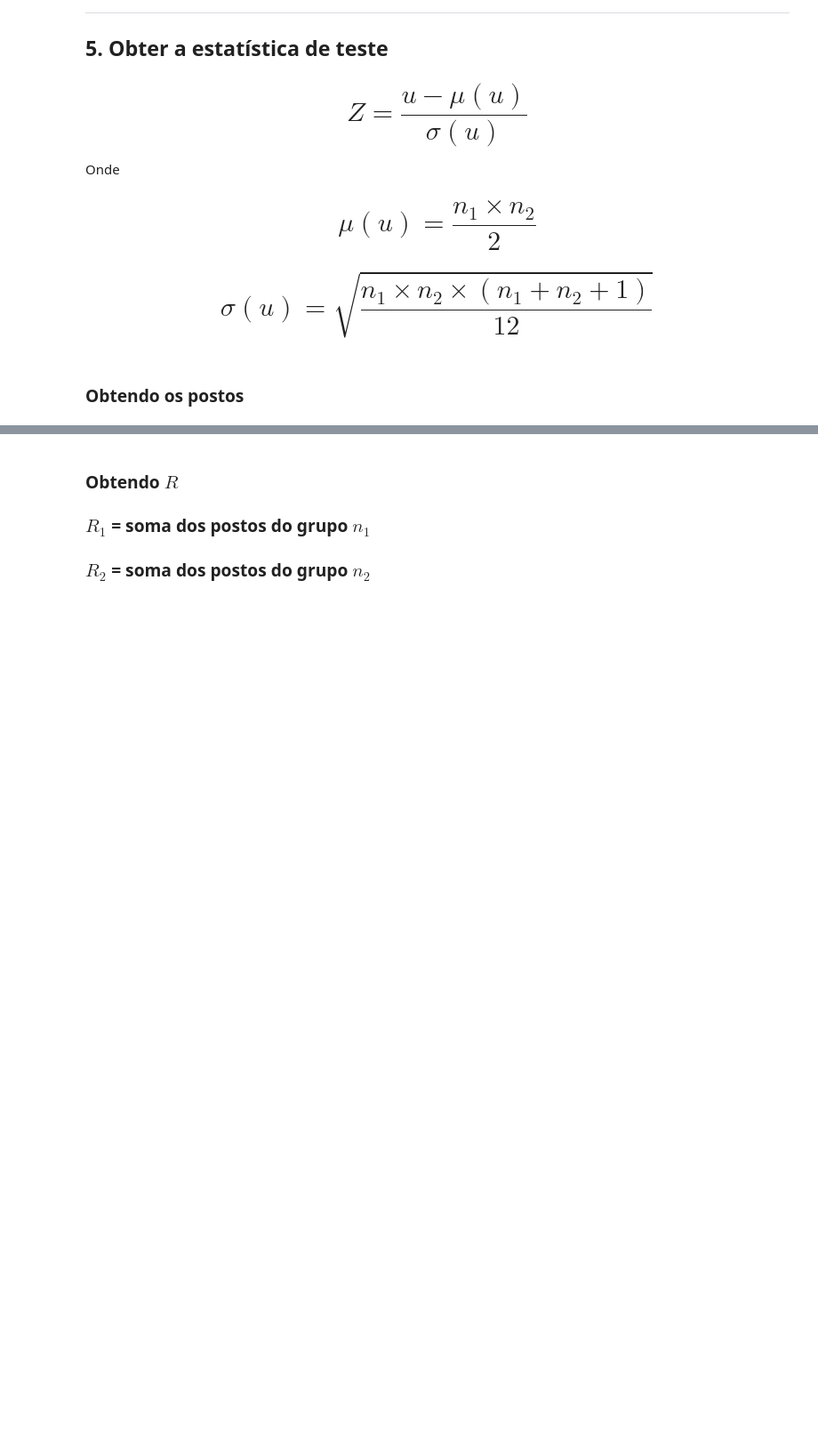
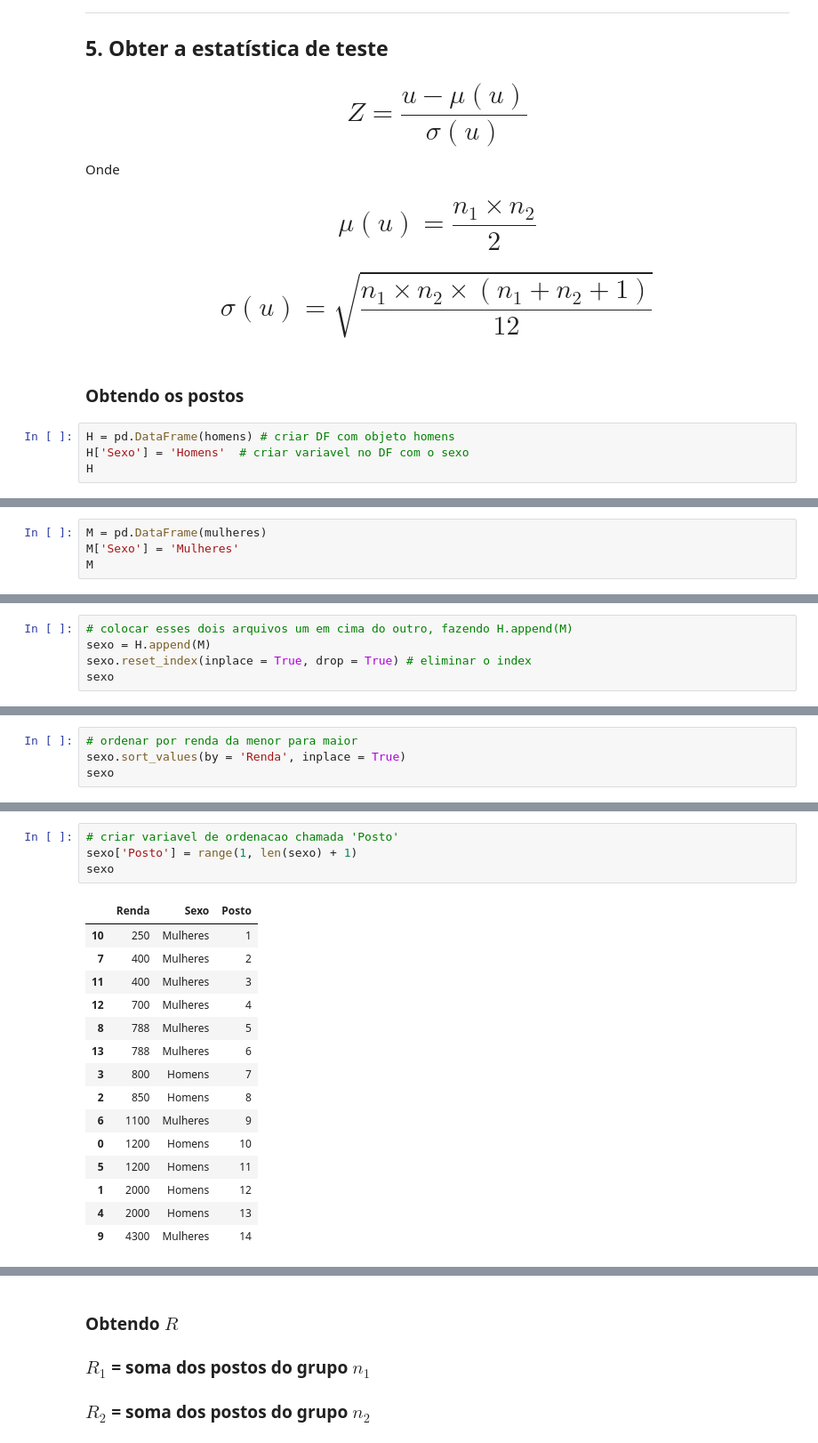
Before and after one commit to ecomunick/python_projects, a Jupyter notebook: statistics1/Curso_de_Estatística_Parte_3.ipynb, the cells around one changed output, grey strips where cells are left out. Shown: that part at 89% size. Cells and saved outputs as stored; diff of their text form; blank space fills up the shorter version.

```diff
--- a/statistics1/Curso_de_Estatística_Parte_3.ipynb
+++ b/statistics1/Curso_de_Estatística_Parte_3.ipynb
@@ -1914,3 +2002,7 @@ Onde
 # $$\sigma{(u)} = \sqrt{\frac{n_1 \times n_2 \times (n_1 + n_2 + 1)}{12}}$$
 # %% [markdown]
 ### Obtendo os postos
+# %%
+H = pd.DataFrame(homens) # criar DF com objeto homens
+H['Sexo'] = 'Homens'  # criar variavel no DF com o sexo
+H
@@ -1916,0 +2017,4 @@ Onde
+# %%
+M = pd.DataFrame(mulheres)
+M['Sexo'] = 'Mulheres'
+M
@@ -1916,0 +2031,5 @@ Onde
+# %%
+# colocar esses dois arquivos um em cima do outro, fazendo H.append(M)
+sexo = H.append(M)
+sexo.reset_index(inplace = True, drop = True) # eliminar o index
+sexo
@@ -1916,0 +2052,4 @@ Onde
+# %%
+# ordenar por renda da menor para maior
+sexo.sort_values(by = 'Renda', inplace = True)
+sexo
@@ -1916,0 +2072,20 @@ Onde
+# %%
+# criar variavel de ordenacao chamada 'Posto'
+sexo['Posto'] = range(1, len(sexo) + 1)
+sexo
+# %% [output]
+|  | Renda | Sexo | Posto |
+| 10 | 250 | Mulheres | 1 |
+| 7 | 400 | Mulheres | 2 |
+| 11 | 400 | Mulheres | 3 |
+| 12 | 700 | Mulheres | 4 |
+| 8 | 788 | Mulheres | 5 |
+| 13 | 788 | Mulheres | 6 |
+| 3 | 800 | Homens | 7 |
+| 2 | 850 | Homens | 8 |
+| 6 | 1100 | Mulheres | 9 |
+| 0 | 1200 | Homens | 10 |
+| 5 | 1200 | Homens | 11 |
+| 1 | 2000 | Homens | 12 |
+| 4 | 2000 | Homens | 13 |
+| 9 | 4300 | Mulheres | 14 |
```
Also changed, not shown: parts of 32 cells of this notebook.
